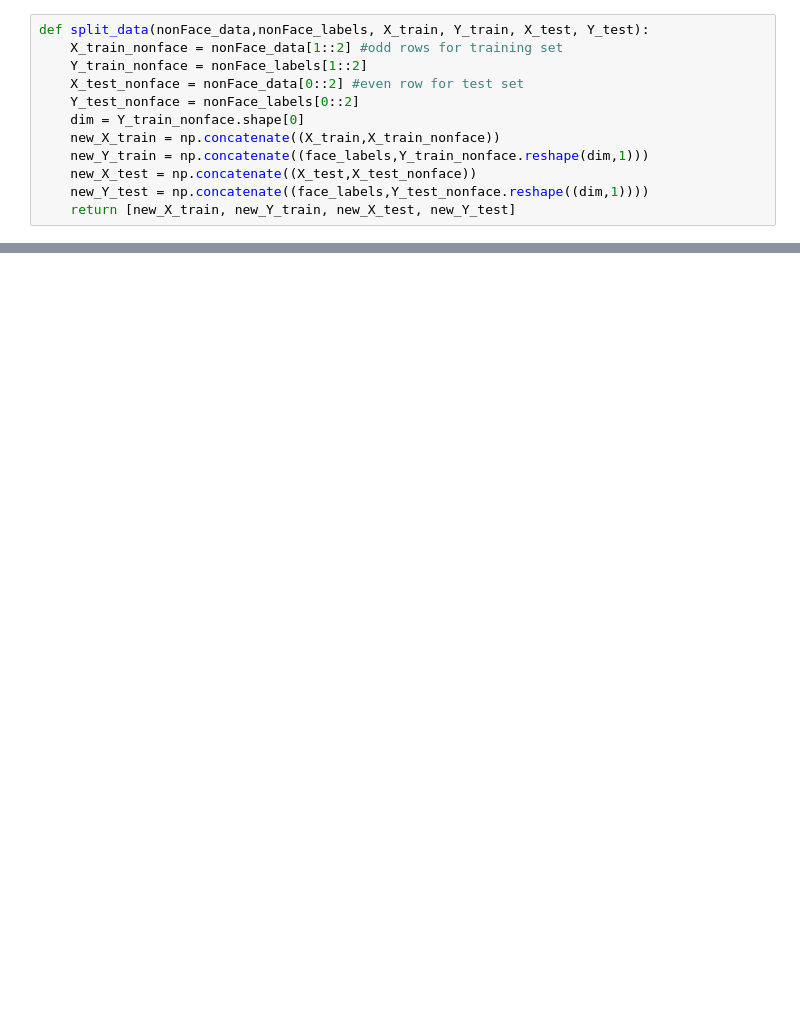
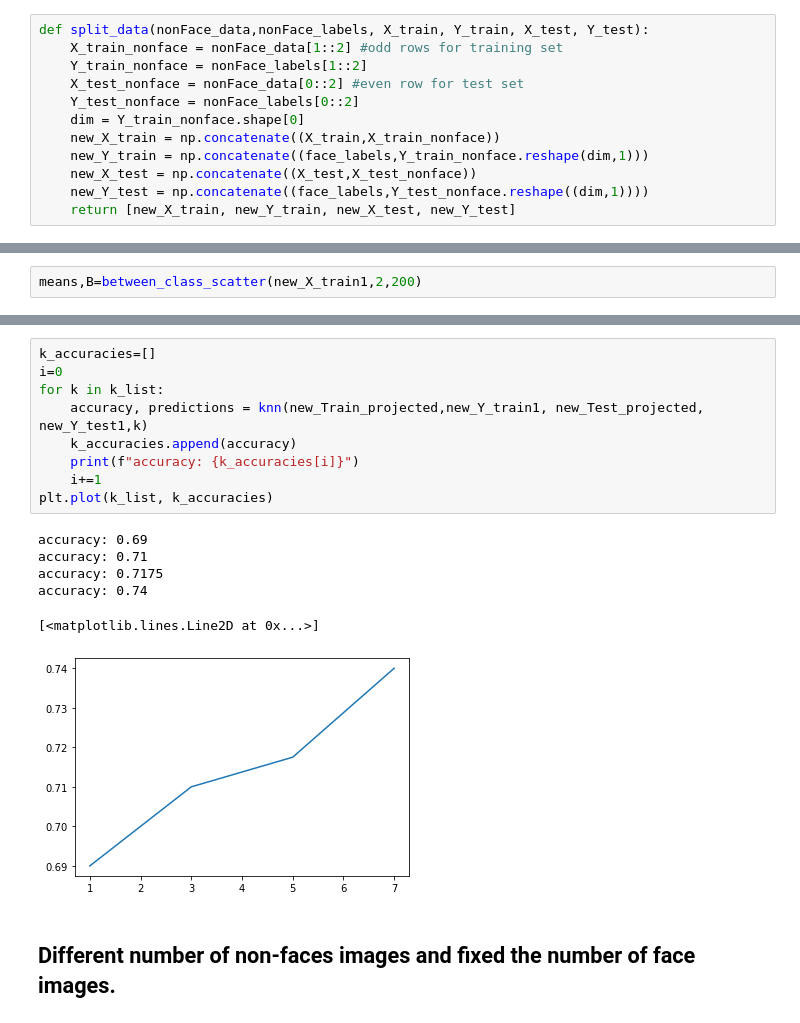
Before and after one commit to SeifTahtawy/Face-Recognition, a Jupyter notebook: 7152-6825_FaceRecognition.ipynb, the cells around one changed output, grey strips where cells are left out. Cells and saved outputs as stored; diff of their text form; blank space fills up the shorter version.

```diff
--- a/7152-6825_FaceRecognition.ipynb
+++ b/7152-6825_FaceRecognition.ipynb
@@ -265,0 +347,2 @@ len(accuracies_nonfaces)
+# %%
+means,B=between_class_scatter(new_X_train1,2,200)
@@ -265,0 +389,18 @@ len(accuracies_nonfaces)
+# %%
+k_accuracies=[]
+i=0
+for k in k_list:
+    accuracy, predictions = knn(new_Train_projected,new_Y_train1, new_Test_projected, new_Y_test1,k)
+    k_accuracies.append(accuracy)
+    print(f"accuracy: {k_accuracies[i]}")
+    i+=1
+plt.plot(k_list, k_accuracies)
+# %% [output]
+accuracy: 0.69
+accuracy: 0.71
+accuracy: 0.7175
+accuracy: 0.74
+[<matplotlib.lines.Line2D at 0x...>]
+[figure, added]
+# %% [markdown]
+## Different number of non-faces images and fixed the number of face images.
```
Also changed, not shown: parts of 30 cells of this notebook.
